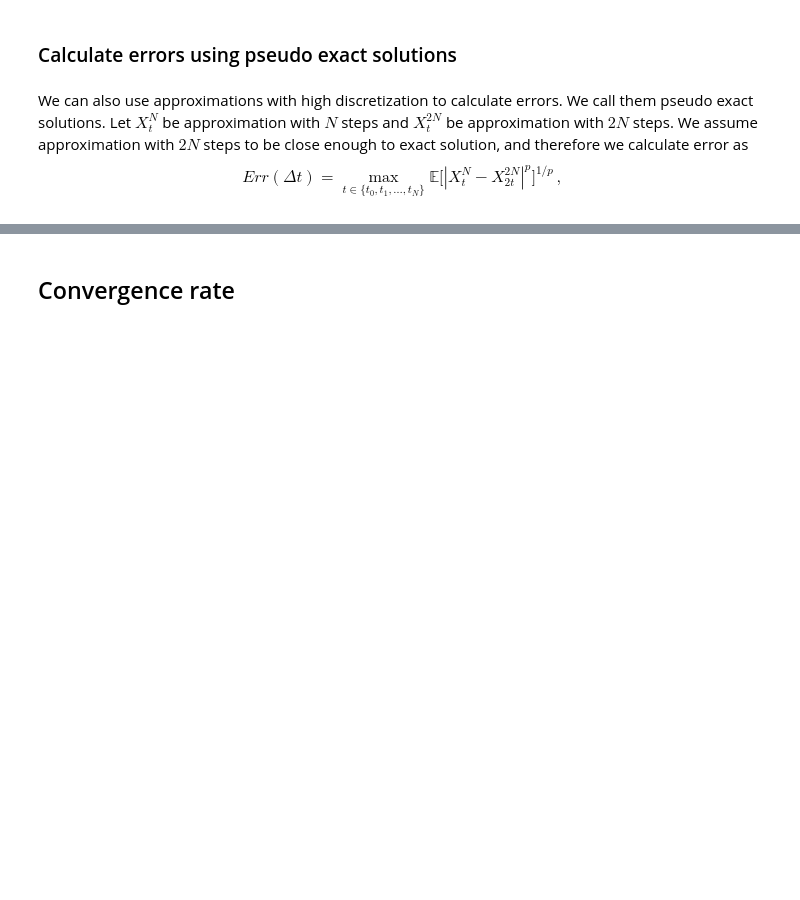
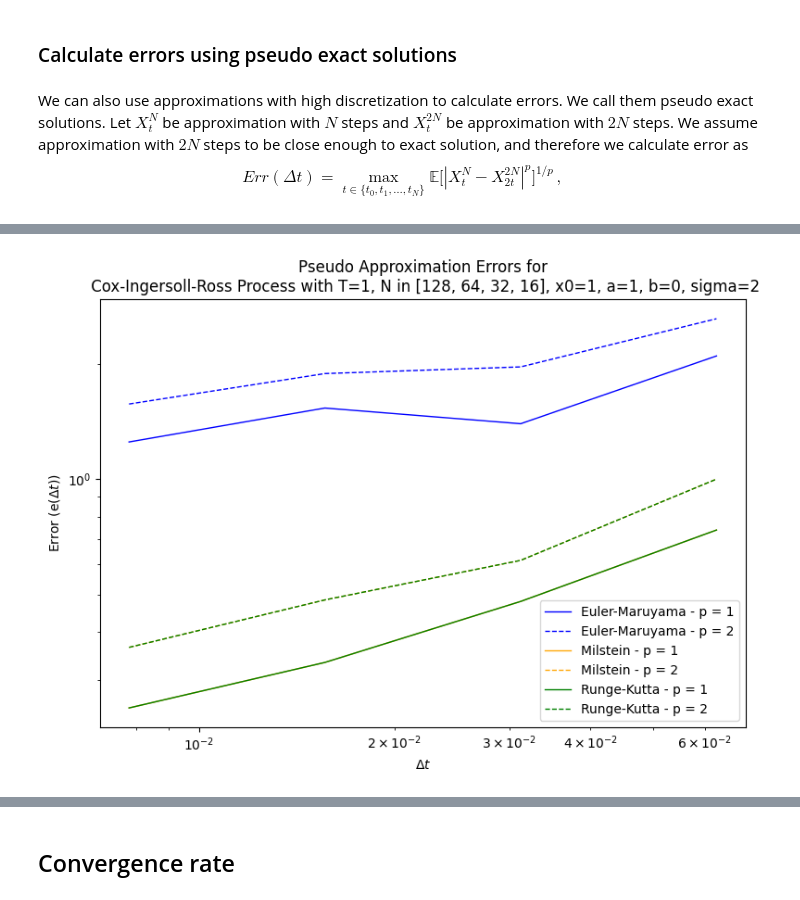
Before and after one commit to Sleepon1805/SDE_Simulation, a Jupyter notebook: sde_simulation_demo.ipynb, the cells around one changed output, grey strips where cells are left out. Saved outputs shown, nothing was run; the diff lists cells and outputs as text; code cells hidden in the pictures; blank space fills up the shorter version.

```diff
--- a/sde_simulation_demo.ipynb
+++ b/sde_simulation_demo.ipynb
@@ -427,11 +434,0 @@ Wall time: 5min
-# %%
-# Plot
-delta_ts = dt_grid
-colors = ['blue', 'orange', 'green']
-for i, method_name in enumerate(APPROXIMATION_METHODS):
-    plt.loglog(delta_ts, errors[(method_name, p_values[0])], label=f"{method_name} - p = {p_values[0]}", color=colors[i])
-    plt.loglog(delta_ts, errors[(method_name, p_values[1])], label=f"{method_name} - p = {p_values[1]}", ls="--", color=colors[i])
-plt.title(f'Approximation Errors for\n {adapted_sde_name}')
-plt.xlabel('$\Delta t$')
-plt.ylabel('Error (e($\Delta t$))')
-plt.legend()
@@ -448,37 +442,58 @@ $$ Err(\Delta t) = \max_{t \in \{t_0, t_1, \dots, t_N\}} \mathbb{E} \Big[ \left|
 # %%
 %%time
 
-errors = {(method_name, p): [] for method_name in APPROXIMATION_METHODS for p in p_values}
-num_steps_grid = [int(sde.T / dt) for dt in dt_grid]
-adapted_sde_name = str(sde).replace(f"N={sde.N}", f"N in {num_steps_grid}")
-print(f'SDE is {adapted_sde_name}')
+def calculate_errors_for_dt_grid_with_pseudo_solutions(sde, dt_grid, num_simulations, p_values, visualize=False):
+    errors = {(method_name, p): [] for method_name in APPROXIMATION_METHODS for p in p_values}
+    num_steps_grid = [int(sde.T / dt) for dt in dt_grid]
+    adapted_sde_name = str(sde).replace(f"N={sde.N}", f"N in {num_steps_grid}")
+    print(f'SDE is {adapted_sde_name}')
 
-approximations = {
-    (method_name, N): np.zeros((num_simulations, N))
-    for method_name in APPROXIMATION_METHODS for N in num_steps_grid + [2 * max(num_steps_grid)]
-}
+    # pseudo exact solution for max(N)
+    N_max = 2 * max(num_steps_grid)
 
-# add 2 * max(num_steps_grid) to num_steps_grid to calculate pseudo exact solutions for the highest N
-for N in num_steps_grid + [2 * max(num_steps_grid)]:
-    print(f"Running simulations for N = {N}")
-    # update N
-    sde.update_time_discretization(num_steps=N)
+    approximations = {
+        (method_name, N): np.zeros((num_simulations, N))
+        for method_name in APPROXIMATION_METHODS for N in [N_max] + num_steps_grid
+    }
 
-    for num in range(num_simulations):
-        # Generate sample path
-        brownian_motion = sde.sample_brownian_motion(seed=SEED * num)
+    sde.update_time_discretization(num_steps=N_max)
+    brownian_motions = [sde.sample_brownian_motion(seed=SEED * num) for num in range(num_simulations)]
+
+    for N in [N_max] + num_steps_grid:
+        print(f"Running simulations for N = {N}")
+        # update N
+        sde.update_time_discretization(num_steps=N)
+
+        for num in range(num_simulations):
+            reduced_brownian_motion = brownian_motions[num][::N_max // N]
+            # Generate sample path
+            for method_name in APPROXIMATION_METHODS:
+                # Calculate approximations
+                approximations[(method_name, N)][num] = approximation_method(method_name)(sde, reduced_brownian_motion)
+
+    # Calculate errors
+    for N in num_steps_grid:
         for method_name in APPROXIMATION_METHODS:
-            # Calculate approximations
-            approximations[(method_name, N)][num] = approximation_method(method_name)(sde, brownian_motion)
+            pseudo_exact_solution = approximations[(method_name, 2 * N)][:, ::2]
+            approximation = approximations[(method_name, N)]
+            for p in p_values:
+                errors[(method_name, p)].append(
+                    calculate_error(pseudo_exact_solution, approximation, p=p)
+                )
+    print("Done")
 
-# Calculate errors
-for N in num_steps_grid:
-    for method_name in APPROXIMATION_METHODS:
-        pseudo_exact_solution = approximations[(method_name, 2 * N)][:, ::2]
-        approximation = approximations[(method_name, N)]
-        for p in p_values:
-            errors[(method_name, p)].append(
-                calculate_error(pseudo_exact_solution, approximation, p=p)
-            )
-print("Done")
+    # Plot
+    if visualize:
+        colors = ['blue', 'orange', 'green']
+        for i, method_name in enumerate(APPROXIMATION_METHODS):
+            plt.loglog(dt_grid, errors[(method_name, p_values[0])], label=f"{method_name} - p = {p_values[0]}", color=colors[i])
+            plt.loglog(dt_grid, errors[(method_name, p_values[1])], label=f"{method_name} - p = {p_values[1]}", ls="--", color=colors[i])
+        plt.title(f'Pseudo Approximation Errors for\n {adapted_sde_name}')
+        plt.xlabel('$\Delta t$')
+        plt.ylabel('Error (e($\Delta t$))')
+        plt.legend()
+
+    return errors
+
+errors_pseudo = calculate_errors_for_dt_grid_with_pseudo_solutions(sde, dt_grid, num_simulations, p_values, visualize=True)
 # %% [output]
@@ -495,0 +509 @@ Wall time: 4min 33s
+[figure, added]
```
Also changed, not shown: parts of 16 cells of this notebook, 4 other files.
